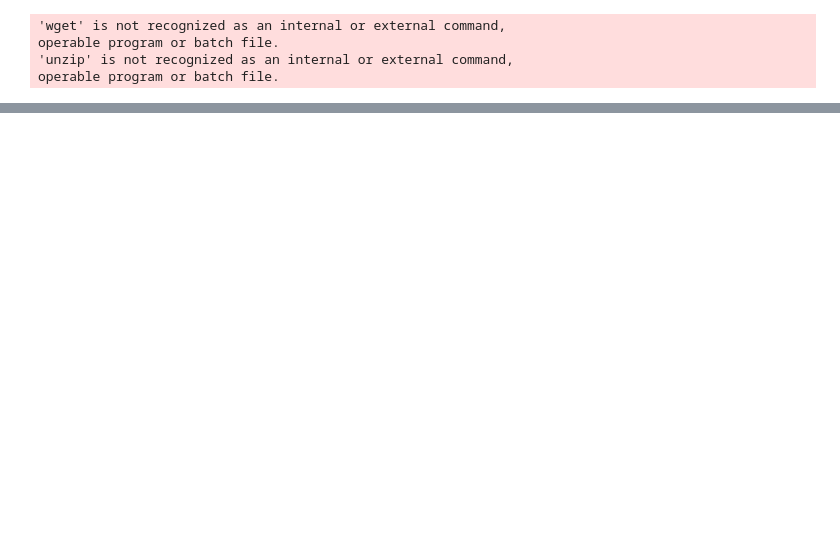
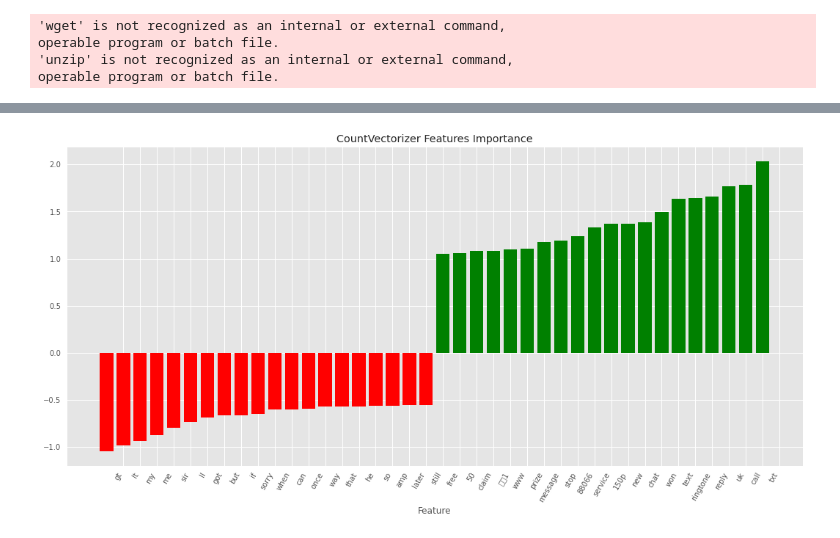
Before and after one commit to dragon-library/work_space, a Jupyter notebook: ML/Tutorials/Skikit-Learn/feature_extraction_from_text_data.ipynb, the cells around one changed output, grey strips where cells are left out. Drawn from its saved outputs; the diff is of its cells as text; code cells hidden in the pictures; blank space fills up the shorter version.

```diff
--- a/ML/Tutorials/Skikit-Learn/feature_extraction_from_text_data.ipynb
+++ b/ML/Tutorials/Skikit-Learn/feature_extraction_from_text_data.ipynb
@@ -496,3 +502,7 @@ UnicodeDecodeError: 'charmap' codec can't decode byte 0x98 in position 2365: cha
+# %%
+#y, text = zip(*data)
+y = data.target
+text = data.data
 # %%
 collections.Counter(y)
 # %% [output]
@@ -504,0 +521,16 @@ UnicodeDecodeError: 'utf-8' codec can't decode bytes in position 135-136: invali
+# %%
+%%time
+count_vectorizer = CountVectorizer()
+count_vectorizer.fit(text_train)
+
+tfidf_vectorizer = TfidfVectorizer()
+tfidf_vectorizer.fit(text_train)
+
+X_train_cnt = count_vectorizer.transform(text_train)
+X_test_cnt = count_vectorizer.transform(text_test)
+
+X_train_tfidf = tfidf_vectorizer.transform(text_train)
+X_test_tfidf = tfidf_vectorizer.transform(text_test)
+
+
+print(X_train_cnt.shape, X_test_cnt.shape, X_train_tfidf.shape, X_test_tfidf.shape)
@@ -504,0 +540,8 @@ UnicodeDecodeError: 'utf-8' codec can't decode bytes in position 135-136: invali
+# %%
+from sklearn.linear_model import LogisticRegression
+
+clf_cnt = LogisticRegression()
+print(clf_cnt.fit(X_train_cnt, y_train))
+
+clf_tfidf = LogisticRegression()
+print(clf_tfidf.fit(X_train_tfidf, y_train))
@@ -504,0 +571,17 @@ UnicodeDecodeError: 'utf-8' codec can't decode bytes in position 135-136: invali
+# %%
+coef = clf_cnt.coef_.ravel()
+positive_coeffs = np.argsort(coef)[-20:]
+negative_coeffs = np.argsort(coef)[:20]
+interesting_coeffs = np.hstack([negative_coeffs, positive_coeffs])
+# plot them
+with plt.style.context(('seaborn', 'ggplot')):
+    plt.figure(figsize=(18, 8))
+    colors = ["red" if c < 0 else "green" for c in coef[interesting_coeffs]]
+    plt.bar(np.arange(2 * 20), coef[interesting_coeffs], color=colors)
+    feature_names = np.array(count_vectorizer.get_feature_names())
+    plt.xticks(np.arange(1, 2 * 20 + 1), feature_names[interesting_coeffs], rotation=60, ha="right")
+    plt.xlabel('Feature Importance')
+    plt.xlabel('Feature')
+    plt.title('CountVectorizer Features Importance')
+# %% [output]
+[figure, added]
```
Also changed, not shown: parts of 13 cells of this notebook, 2 other files.
